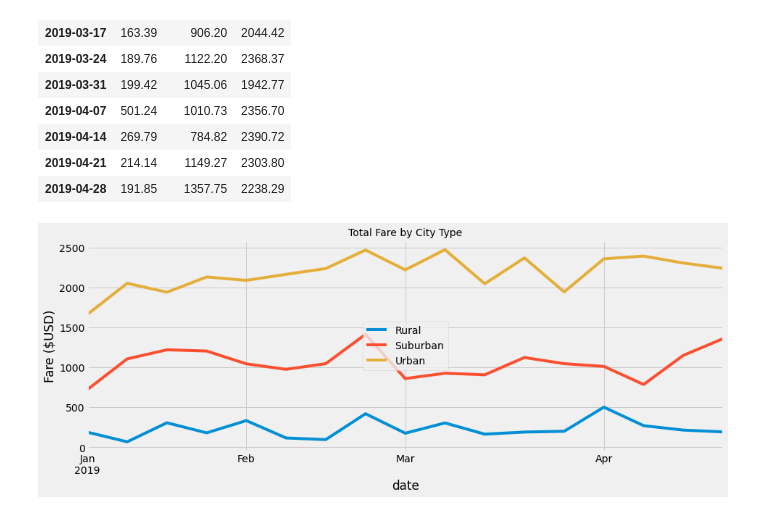
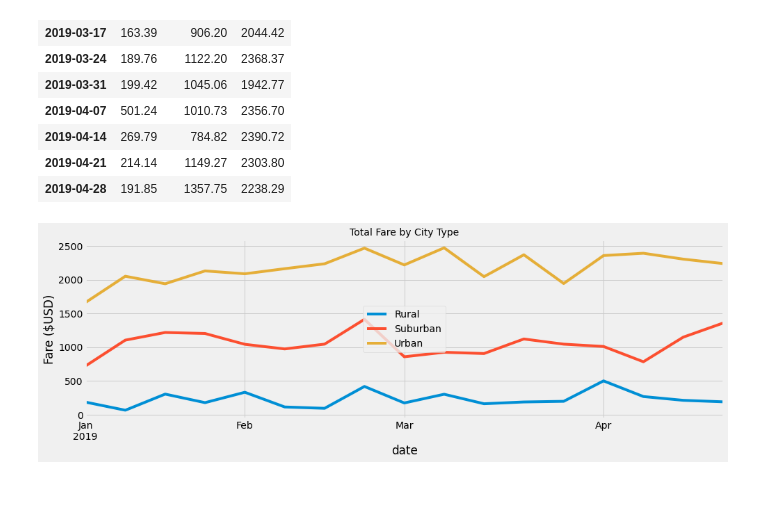
Before and after one commit to Raquely44/PyBer_Analysis, a Jupyter notebook: PyBer_Challenge.ipynb, the cells around one changed output. Saved outputs shown, nothing was run; the diff lists cells and outputs as text; code cells hidden in the pictures.

```diff
--- a/PyBer_Challenge.ipynb
+++ b/PyBer_Challenge.ipynb
@@ -262,17 +259,18 @@ fare_sum_week_df.head(25)
 # %%
 # 16. Using the object-oriented interface method, plot the resample DataFrame using the df.plot() function.
 
 # Import the style from Matplotlib.
 from matplotlib import style
 # Use the graph style fivethirtyeight.
 
 
 #df.plot(kind='line', x='date', y='type', label = 'Total Fare by City Type')
 fare_sum_week_df.plot(figsize=(14,5))
 plt.title('Total Fare by City Type', fontsize=14)
 plt.ylabel('Fare ($USD)')
 lgnd = plt.legend(mode="Expanded", loc="center")
 style.use('fivethirtyeight')
+plt.tight_layout()
 plt.savefig("analysis/PyBer_fare_summary.png")
 # %% [output]
-[figure, old version]
+[figure, new version]
```
Also changed, not shown: parts of 2 cells of this notebook.
